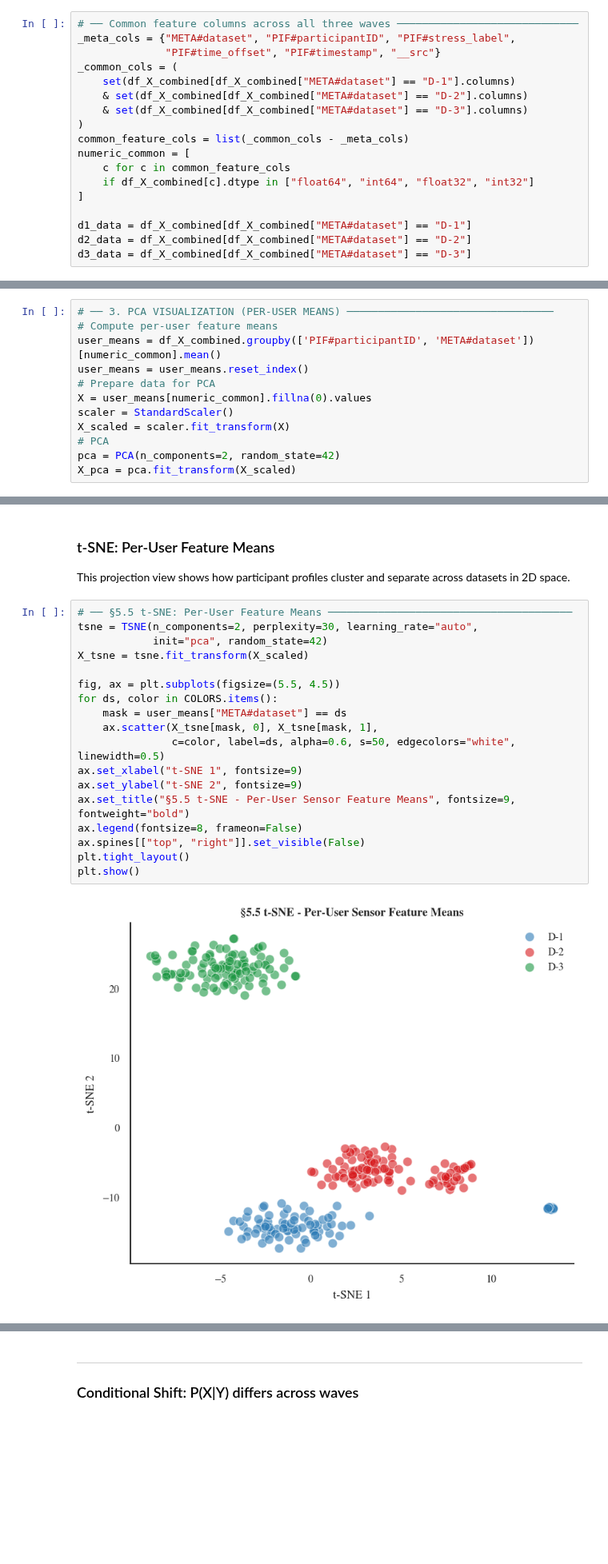
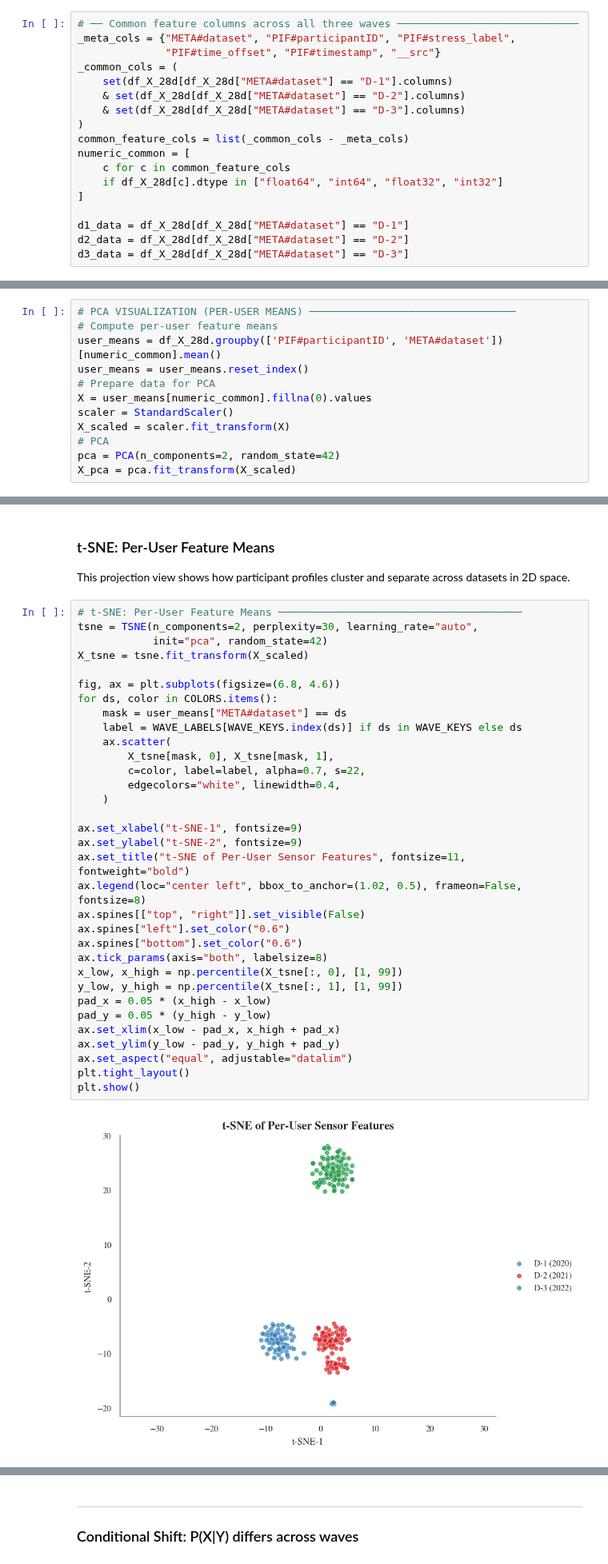
Before and after one commit to Kaist-ICLab/EmoPhone, a Jupyter notebook: EDA/psych_affect.ipynb, the cells around one changed output, grey strips where cells are left out. Shown at 80% size. Saved outputs shown, nothing was run; the diff lists cells and outputs as text; blank space fills up the shorter version.

```diff
--- a/EDA/psych_affect.ipynb
+++ b/EDA/psych_affect.ipynb
@@ -236,26 +254,26 @@ else:
 _meta_cols = {"META#dataset", "PIF#participantID", "PIF#stress_label",
               "PIF#time_offset", "PIF#timestamp", "__src"}
 _common_cols = (
-    set(df_X_combined[df_X_combined["META#dataset"] == "D-1"].columns)
-    & set(df_X_combined[df_X_combined["META#dataset"] == "D-2"].columns)
-    & set(df_X_combined[df_X_combined["META#dataset"] == "D-3"].columns)
+    set(df_X_28d[df_X_28d["META#dataset"] == "D-1"].columns)
+    & set(df_X_28d[df_X_28d["META#dataset"] == "D-2"].columns)
+    & set(df_X_28d[df_X_28d["META#dataset"] == "D-3"].columns)
 )
 common_feature_cols = list(_common_cols - _meta_cols)
 numeric_common = [
     c for c in common_feature_cols
-    if df_X_combined[c].dtype in ["float64", "int64", "float32", "int32"]
+    if df_X_28d[c].dtype in ["float64", "int64", "float32", "int32"]
 ]
 
-d1_data = df_X_combined[df_X_combined["META#dataset"] == "D-1"]
-d2_data = df_X_combined[df_X_combined["META#dataset"] == "D-2"]
-d3_data = df_X_combined[df_X_combined["META#dataset"] == "D-3"]
+d1_data = df_X_28d[df_X_28d["META#dataset"] == "D-1"]
+d2_data = df_X_28d[df_X_28d["META#dataset"] == "D-2"]
+d3_data = df_X_28d[df_X_28d["META#dataset"] == "D-3"]
 # %% [markdown]
 ---
 ### Covariate Shift: P(X) differs across waves
 # %%
-# ── 3. PCA VISUALIZATION (PER-USER MEANS) ─────────────────────────────────
+# PCA VISUALIZATION (PER-USER MEANS) ─────────────────────────────────
 # Compute per-user feature means
-user_means = df_X_combined.groupby(['PIF#participantID', 'META#dataset'])[numeric_common].mean()
+user_means = df_X_28d.groupby(['PIF#participantID', 'META#dataset'])[numeric_common].mean()
 user_means = user_means.reset_index()
 # Prepare data for PCA
 X = user_means[numeric_common].fillna(0).values
@@ -313,22 +331,37 @@ plt.show()
 
 This projection view shows how participant profiles cluster and separate across datasets in 2D space.
 # %%
-# ── §5.5 t-SNE: Per-User Feature Means ───────────────────────────────────────
+# t-SNE: Per-User Feature Means ───────────────────────────────────────
 tsne = TSNE(n_components=2, perplexity=30, learning_rate="auto",
             init="pca", random_state=42)
 X_tsne = tsne.fit_transform(X_scaled)
 
-fig, ax = plt.subplots(figsize=(5.5, 4.5))
+fig, ax = plt.subplots(figsize=(6.8, 4.6))
 for ds, color in COLORS.items():
     mask = user_means["META#dataset"] == ds
-    ax.scatter(X_tsne[mask, 0], X_tsne[mask, 1],
-               c=color, label=ds, alpha=0.6, s=50, edgecolors="white", linewidth=0.5)
-ax.set_xlabel("t-SNE 1", fontsize=9)
-ax.set_ylabel("t-SNE 2", fontsize=9)
-ax.set_title("§5.5 t-SNE - Per-User Sensor Feature Means", fontsize=9, fontweight="bold")
-ax.legend(fontsize=8, frameon=False)
+    label = WAVE_LABELS[WAVE_KEYS.index(ds)] if ds in WAVE_KEYS else ds
+    ax.scatter(
+        X_tsne[mask, 0], X_tsne[mask, 1],
+        c=color, label=label, alpha=0.7, s=22,
+        edgecolors="white", linewidth=0.4,
+    )
+
+ax.set_xlabel("t-SNE-1", fontsize=9)
+ax.set_ylabel("t-SNE-2", fontsize=9)
+ax.set_title("t-SNE of Per-User Sensor Features", fontsize=11, fontweight="bold")
+ax.legend(loc="center left", bbox_to_anchor=(1.02, 0.5), frameon=False, fontsize=8)
 ax.spines[["top", "right"]].set_visible(False)
+ax.spines["left"].set_color("0.6")
+ax.spines["bottom"].set_color("0.6")
+ax.tick_params(axis="both", labelsize=8)
+x_low, x_high = np.percentile(X_tsne[:, 0], [1, 99])
+y_low, y_high = np.percentile(X_tsne[:, 1], [1, 99])
+pad_x = 0.05 * (x_high - x_low)
+pad_y = 0.05 * (y_high - y_low)
+ax.set_xlim(x_low - pad_x, x_high + pad_x)
+ax.set_ylim(y_low - pad_y, y_high + pad_y)
+ax.set_aspect("equal", adjustable="datalim")
 plt.tight_layout()
 plt.show()
 # %% [output]
-[figure, old version]
+[figure, new version]
```
Also changed, not shown: parts of 13 cells of this notebook, 29 other files.
